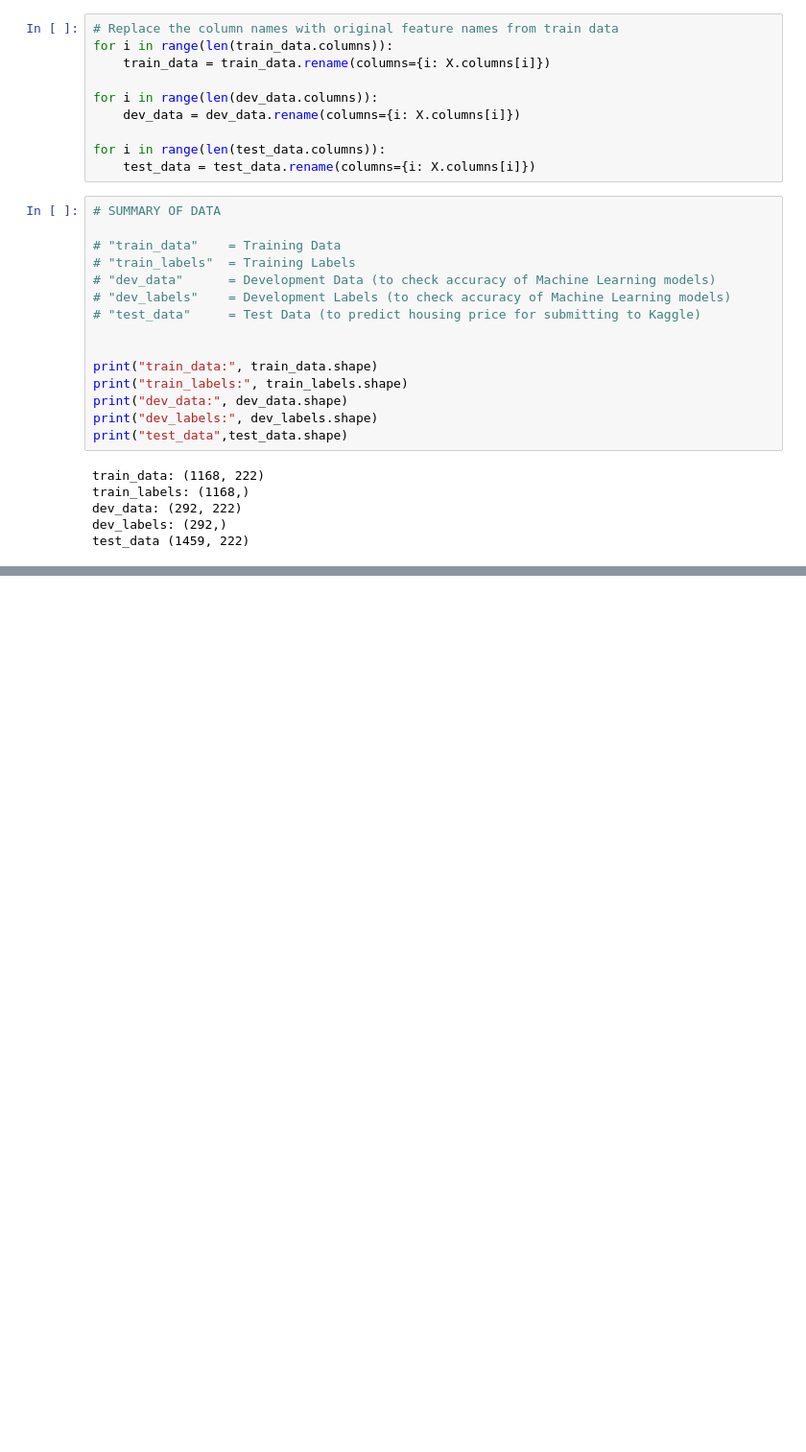
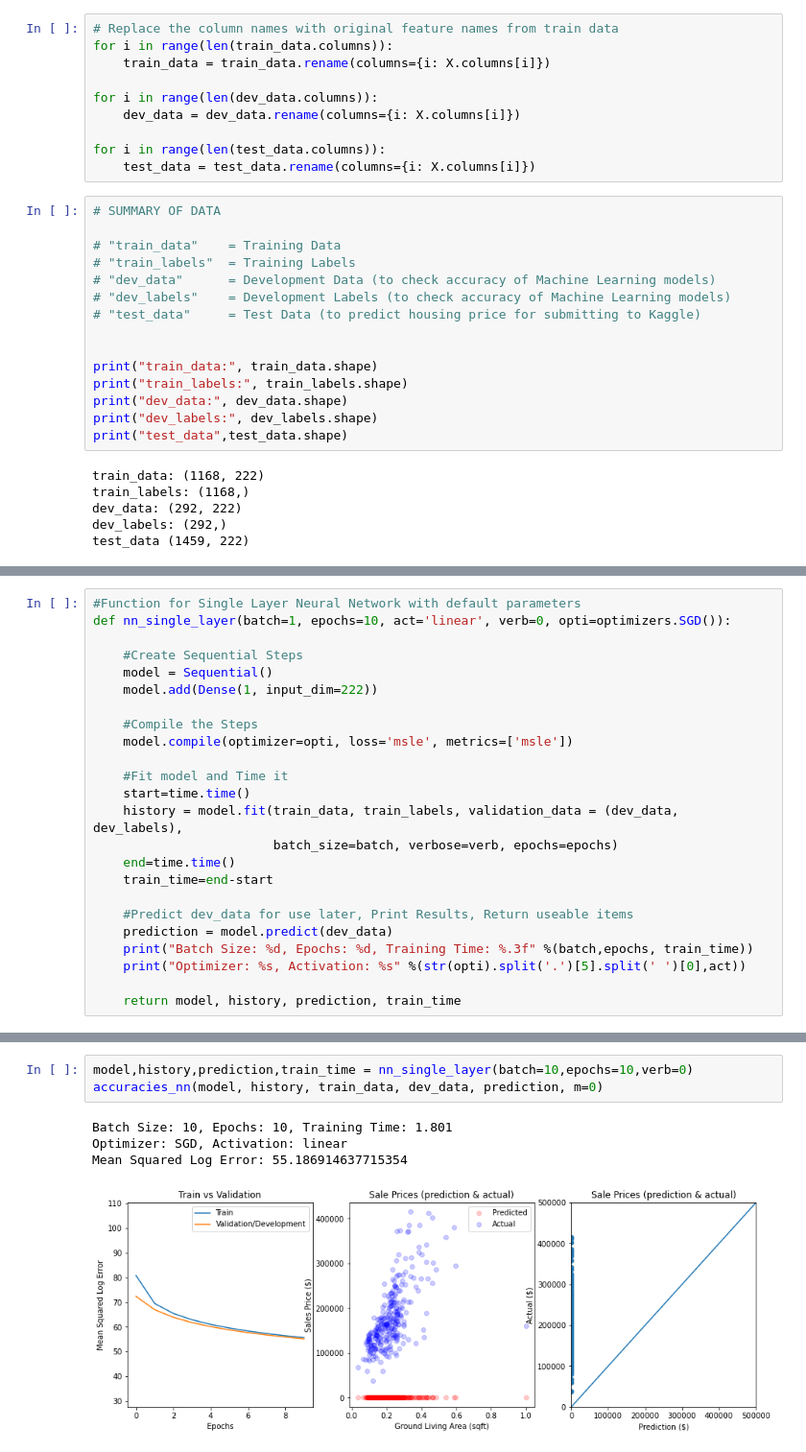
Before and after one commit to CSJohnLee/house_price_prediction, a Jupyter notebook: LeeNusaputraSawasaki_FinalProject.ipynb, the cells around one changed output, grey strips where cells are left out. Shown at 96% size. Saved outputs shown, nothing was run; the diff lists cells and outputs as text; blank space fills up the shorter version.

```diff
--- a/LeeNusaputraSawasaki_FinalProject.ipynb
+++ b/LeeNusaputraSawasaki_FinalProject.ipynb
@@ -629,0 +722,24 @@ test_data (1459, 222)
+# %%
+#Function for Single Layer Neural Network with default parameters
+def nn_single_layer(batch=1, epochs=10, act='linear', verb=0, opti=optimizers.SGD()):
+
+    #Create Sequential Steps
+    model = Sequential()
+    model.add(Dense(1, input_dim=222))
+
+    #Compile the Steps
+    model.compile(optimizer=opti, loss='msle', metrics=['msle'])
+
+    #Fit model and Time it
+    start=time.time()
+    history = model.fit(train_data, train_labels, validation_data = (dev_data, dev_labels),
+                        batch_size=batch, verbose=verb, epochs=epochs)
+    end=time.time()
+    train_time=end-start
+
+    #Predict dev_data for use later, Print Results, Return useable items
+    prediction = model.predict(dev_data)
+    print("Batch Size: %d, Epochs: %d, Training Time: %.3f" %(batch,epochs, train_time))
+    print("Optimizer: %s, Activation: %s" %(str(opti).split('.')[5].split(' ')[0],act))
+
+    return model, history, prediction, train_time
@@ -629,0 +750,8 @@ test_data (1459, 222)
+# %%
+model,history,prediction,train_time = nn_single_layer(batch=10,epochs=10,verb=0)
+accuracies_nn(model, history, train_data, dev_data, prediction, m=0)
+# %% [output]
+Batch Size: 10, Epochs: 10, Training Time: 1.801
+Optimizer: SGD, Activation: linear
+Mean Squared Log Error: 55.186914637715354
+[figure, added]
```
Also changed, not shown: parts of 53 cells of this notebook, 1 other file.
